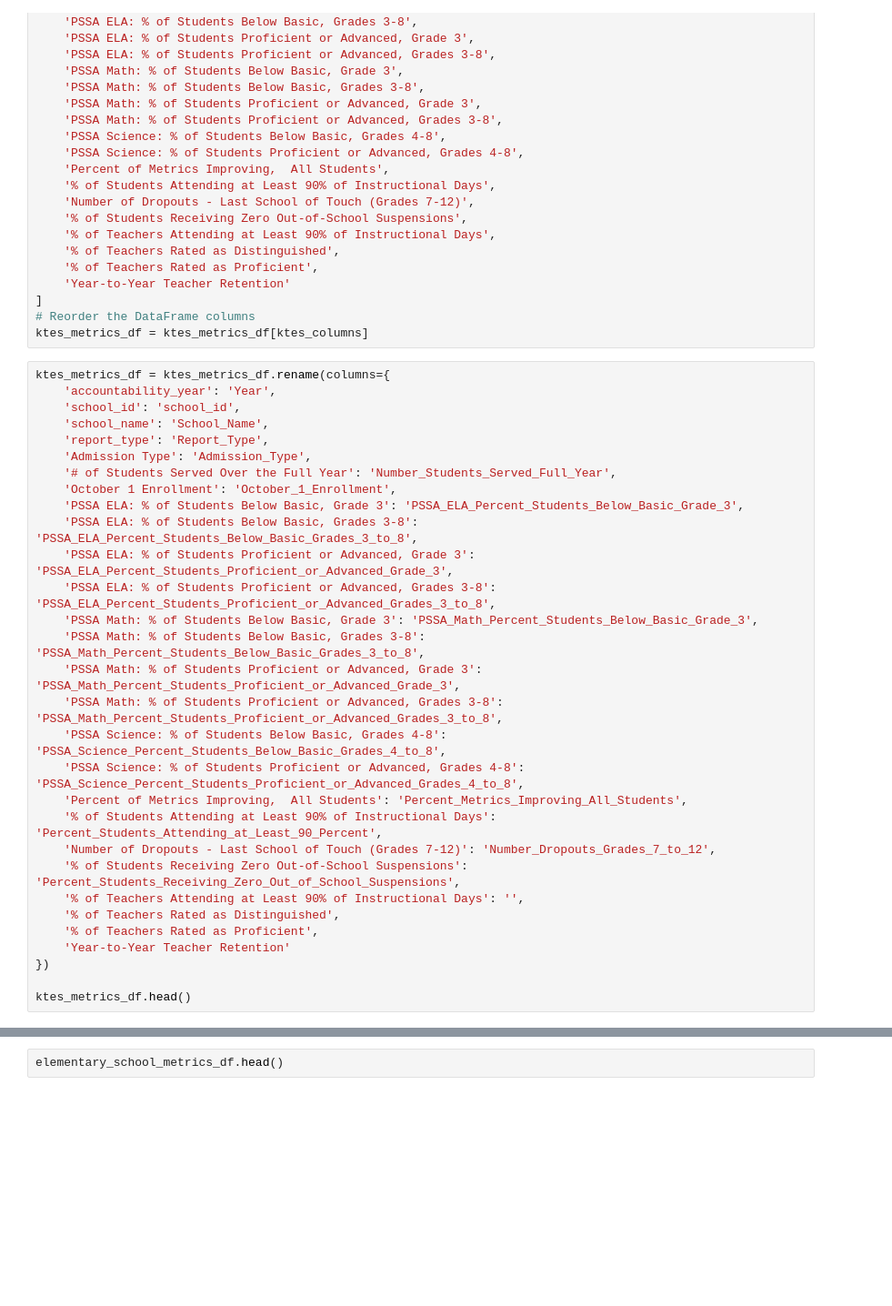
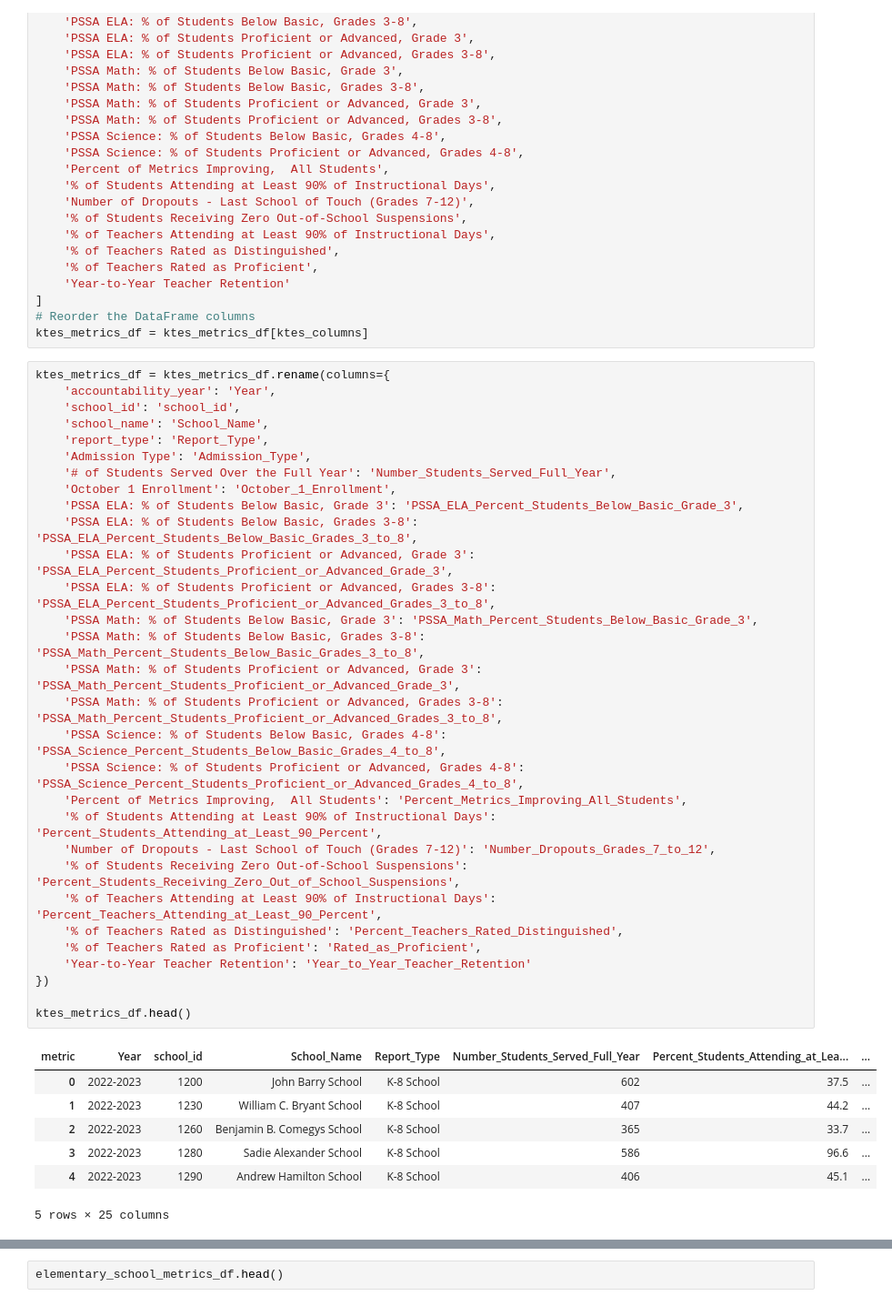
Before and after one commit to ElizabethVandergrift/Philadelphia-CrimeData_and_SchoolMetrics, a Jupyter notebook: Scool_Metrics_Cleanup.ipynb, the cells around one changed output, grey strips where cells are left out. Shown at 91% size. Drawn from its saved outputs; the diff is of its cells as text; blank space fills up the shorter version.

Commit message:
ms metrics

```diff
--- a/Scool_Metrics_Cleanup.ipynb
+++ b/Scool_Metrics_Cleanup.ipynb
@@ -908,32 +908,40 @@ ktes_metrics_df = ktes_metrics_df[ktes_columns]
 # %%
 ktes_metrics_df = ktes_metrics_df.rename(columns={
     'accountability_year': 'Year',
     'school_id': 'school_id',
     'school_name': 'School_Name',
     'report_type': 'Report_Type',
     'Admission Type': 'Admission_Type',
     '# of Students Served Over the Full Year': 'Number_Students_Served_Full_Year',
     'October 1 Enrollment': 'October_1_Enrollment',
     'PSSA ELA: % of Students Below Basic, Grade 3': 'PSSA_ELA_Percent_Students_Below_Basic_Grade_3',
     'PSSA ELA: % of Students Below Basic, Grades 3-8': 'PSSA_ELA_Percent_Students_Below_Basic_Grades_3_to_8',
     'PSSA ELA: % of Students Proficient or Advanced, Grade 3': 'PSSA_ELA_Percent_Students_Proficient_or_Advanced_Grade_3',
     'PSSA ELA: % of Students Proficient or Advanced, Grades 3-8': 'PSSA_ELA_Percent_Students_Proficient_or_Advanced_Grades_3_to_8',
     'PSSA Math: % of Students Below Basic, Grade 3': 'PSSA_Math_Percent_Students_Below_Basic_Grade_3',
     'PSSA Math: % of Students Below Basic, Grades 3-8': 'PSSA_Math_Percent_Students_Below_Basic_Grades_3_to_8',
     'PSSA Math: % of Students Proficient or Advanced, Grade 3': 'PSSA_Math_Percent_Students_Proficient_or_Advanced_Grade_3',
     'PSSA Math: % of Students Proficient or Advanced, Grades 3-8': 'PSSA_Math_Percent_Students_Proficient_or_Advanced_Grades_3_to_8',
     'PSSA Science: % of Students Below Basic, Grades 4-8': 'PSSA_Science_Percent_Students_Below_Basic_Grades_4_to_8',
     'PSSA Science: % of Students Proficient or Advanced, Grades 4-8': 'PSSA_Science_Percent_Students_Proficient_or_Advanced_Grades_4_to_8',
     'Percent of Metrics Improving,  All Students': 'Percent_Metrics_Improving_All_Students',
     '% of Students Attending at Least 90% of Instructional Days': 'Percent_Students_Attending_at_Least_90_Percent',
     'Number of Dropouts - Last School of Touch (Grades 7-12)': 'Number_Dropouts_Grades_7_to_12',
     '% of Students Receiving Zero Out-of-School Suspensions': 'Percent_Students_Receiving_Zero_Out_of_School_Suspensions',
-    '% of Teachers Attending at Least 90% of Instructional Days': '',
-    '% of Teachers Rated as Distinguished',
-    '% of Teachers Rated as Proficient',
-    'Year-to-Year Teacher Retention'
+    '% of Teachers Attending at Least 90% of Instructional Days': 'Percent_Teachers_Attending_at_Least_90_Percent',
+    '% of Teachers Rated as Distinguished': 'Percent_Teachers_Rated_Distinguished',
+    '% of Teachers Rated as Proficient': 'Rated_as_Proficient',
+    'Year-to-Year Teacher Retention': 'Year_to_Year_Teacher_Retention'
 })
 
 ktes_metrics_df.head()
+# %% [output]
+| metric | Year | school_id | School_Name | Report_Type | Number_Students_Served_Full_Year | Percent_Students_Attending_at_Lea... | ... |
+| 0 | 2022-2023 | 1200 | John Barry School | K-8 School | 602 | 37.5 | ... |
+| 1 | 2022-2023 | 1230 | William C. Bryant School | K-8 School | 407 | 44.2 | ... |
+| 2 | 2022-2023 | 1260 | Benjamin B. Comegys School | K-8 School | 365 | 33.7 | ... |
+| 3 | 2022-2023 | 1280 | Sadie Alexander School | K-8 School | 586 | 96.6 | ... |
+| 4 | 2022-2023 | 1290 | Andrew Hamilton School | K-8 School | 406 | 45.1 | ... |
+5 rows × 25 columns
 # %%
 # Export to csv
```
Also changed, not shown: parts of 1 cell of this notebook, 1 other file.
